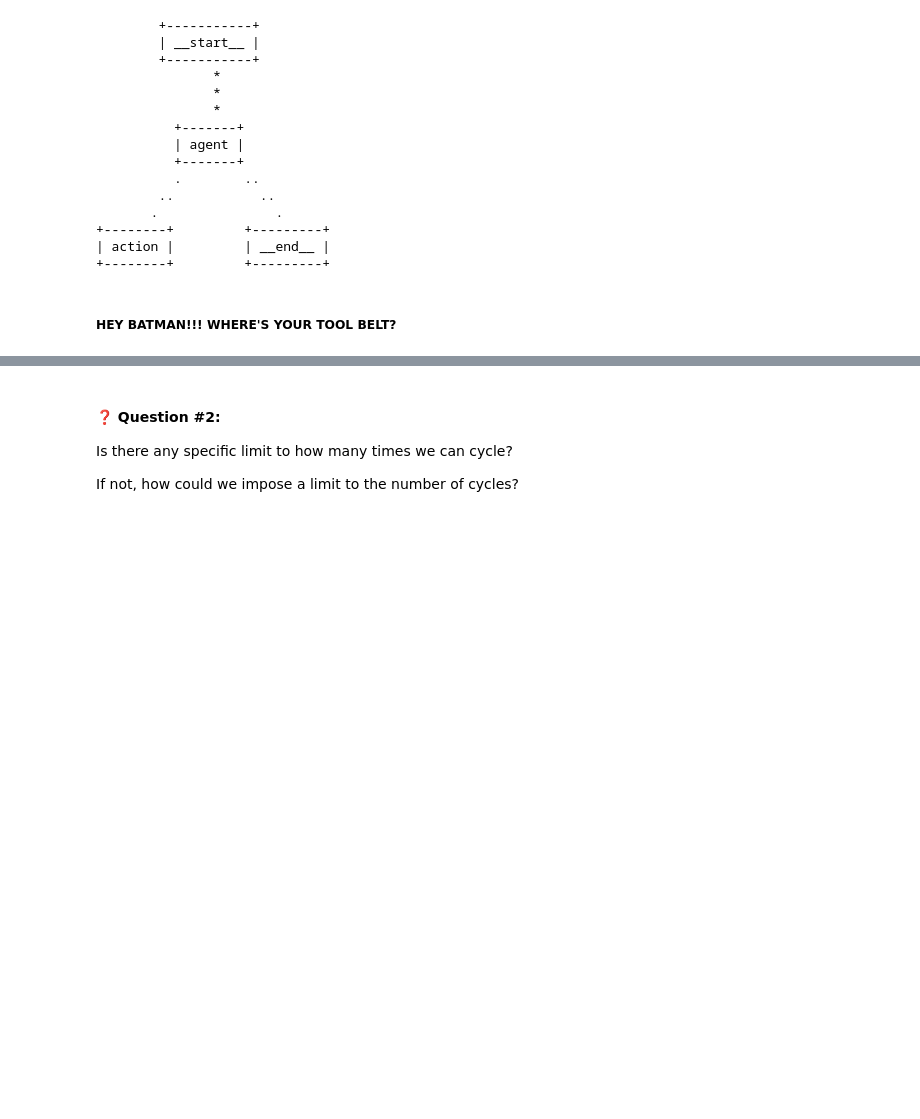
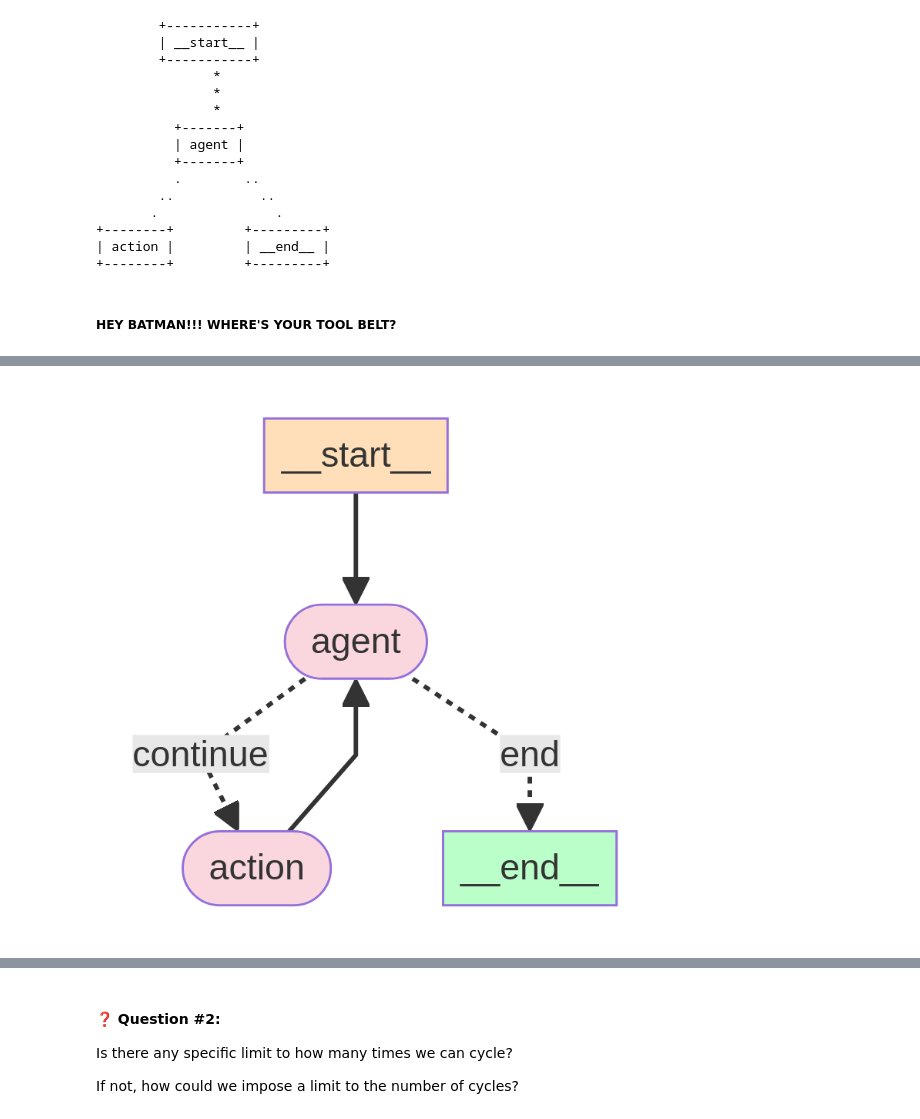
Before and after one commit to donbcolab/AIE3, a Jupyter notebook: Week 6/Day 1/LangGraph_and_LangSmith_Assignment_Version.ipynb, the cells around one changed output, grey strips where cells are left out. Drawn from its saved outputs; the diff is of its cells as text; code cells hidden in the pictures; blank space fills up the shorter version.

```diff
--- a/Week 6/Day 1/LangGraph_and_LangSmith_Assignment_Version.ipynb
+++ b/Week 6/Day 1/LangGraph_and_LangSmith_Assignment_Version.ipynb
@@ -355,0 +373,21 @@ app.get_graph().print_ascii()
+# %%
+import nest_asyncio
+from IPython.display import Image
+
+nest_asyncio.apply()  # Required for Jupyter Notebook to run async functions
+
+display(
+    Image(
+        app.get_graph().draw_mermaid_png(
+            curve_style=CurveStyle.LINEAR,
+            node_colors=NodeColors(start="#ffdfba", end="#baffc9", other="#fad7de"),
+            wrap_label_n_words=9,
+            output_file_path=None,
+            draw_method=MermaidDrawMethod.PYPPETEER,
+            background_color="white",
+            padding=10,
+        )
+    )
+)
+# %% [output]
+[figure, added]
```
Also changed, not shown: parts of 4 cells of this notebook.
